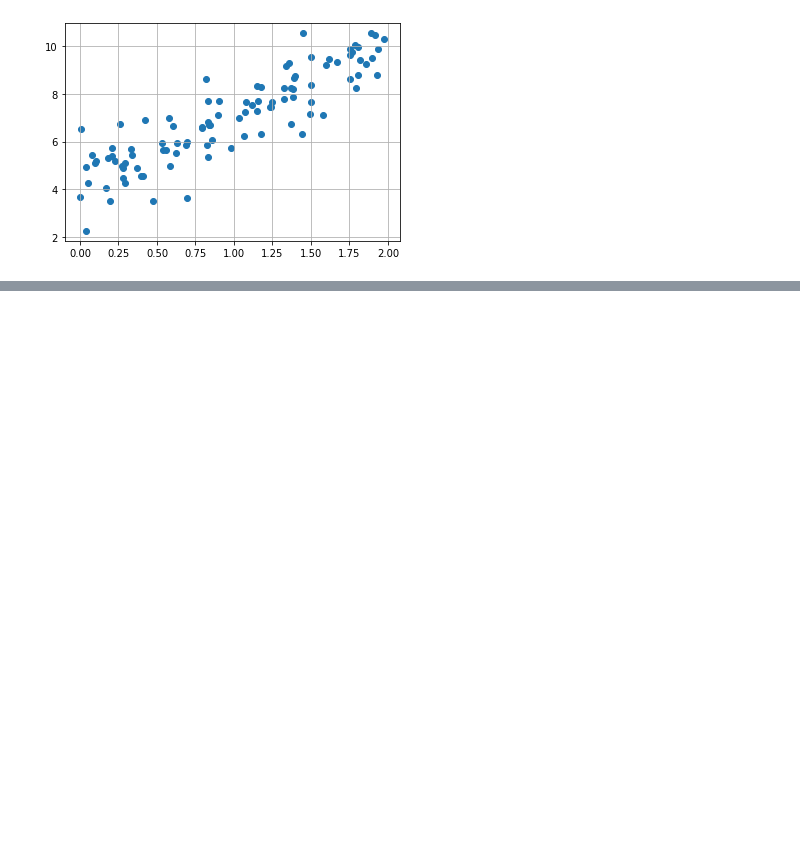
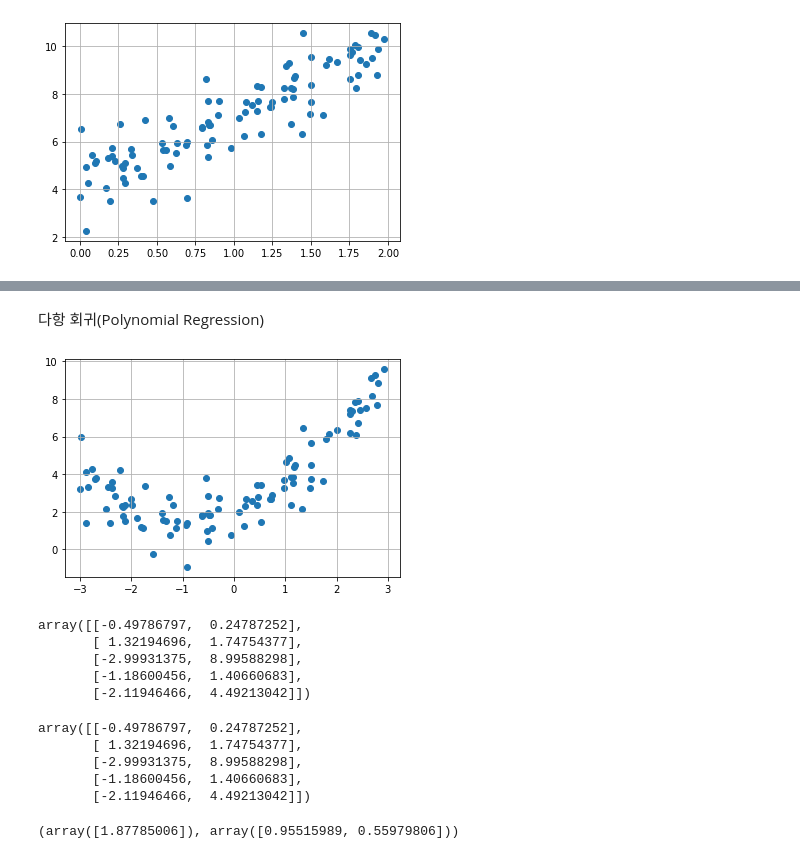
Before and after one commit to JisungPark0319/education, a Jupyter notebook: lab_ml/ml05_linear_regression.ipynb, the cells around one changed output, grey strips where cells are left out. Drawn from its saved outputs; the diff is of its cells as text; code cells hidden in the pictures; blank space fills up the shorter version.

```diff
--- a/lab_ml/ml05_linear_regression.ipynb
+++ b/lab_ml/ml05_linear_regression.ipynb
@@ -305,0 +391,45 @@ plt.grid()
+# %% [markdown]
+다항 회귀(Polynomial Regression)
+# %%
+np.random.seed(1)
+
+m = 100
+X= 6 * np.random.rand(m, 1) - 3 # -3 <= X < 3
+y = 0.5 * X**2 +  X + 2 + np.random.randn(m, 1)
+
+plt.scatter(X, y)
+plt.grid()
+# %% [output]
+[figure, added]
+# %%
+# 2차항 특성(feature)를 추가
+X_poly = np.c_[X, X**2]
+X_poly[:5]
+# %% [output]
+array([[-0.49786797,  0.24787252],
+       [ 1.32194696,  1.74754377],
+       [-2.99931375,  8.99588298],
+       [-1.18600456,  1.40660683],
+       [-2.11946466,  4.49213042]])
+# %%
+# scikit-learn을 사용한 2차항 특성 추가
+from sklearn.preprocessing import PolynomialFeatures
+poly_features = PolynomialFeatures(degree=2, include_bias=False)
+X_poly = poly_features.fit_transform(X)
+X_poly[:5]
+# %% [output]
+array([[-0.49786797,  0.24787252],
+       [ 1.32194696,  1.74754377],
+       [-2.99931375,  8.99588298],
+       [-1.18600456,  1.40660683],
+       [-2.11946466,  4.49213042]])
+# %%
+# SGD
+from sklearn.linear_model import SGDRegressor
+
+sgd_reg = SGDRegressor() # model create
+sgd_reg.fit(X_poly, y.ravel()) # model fitting: 선형 회귀 모델의 계수들(b0, b1, b2)을 찾음.
+# y = b0 + b1 * x + b2 * x**2
+sgd_reg.intercept_, sgd_reg.coef_
+# %% [output]
+(array([1.87785006]), array([0.95515989, 0.55979806]))
```
Also changed, not shown: parts of 27 cells of this notebook.
